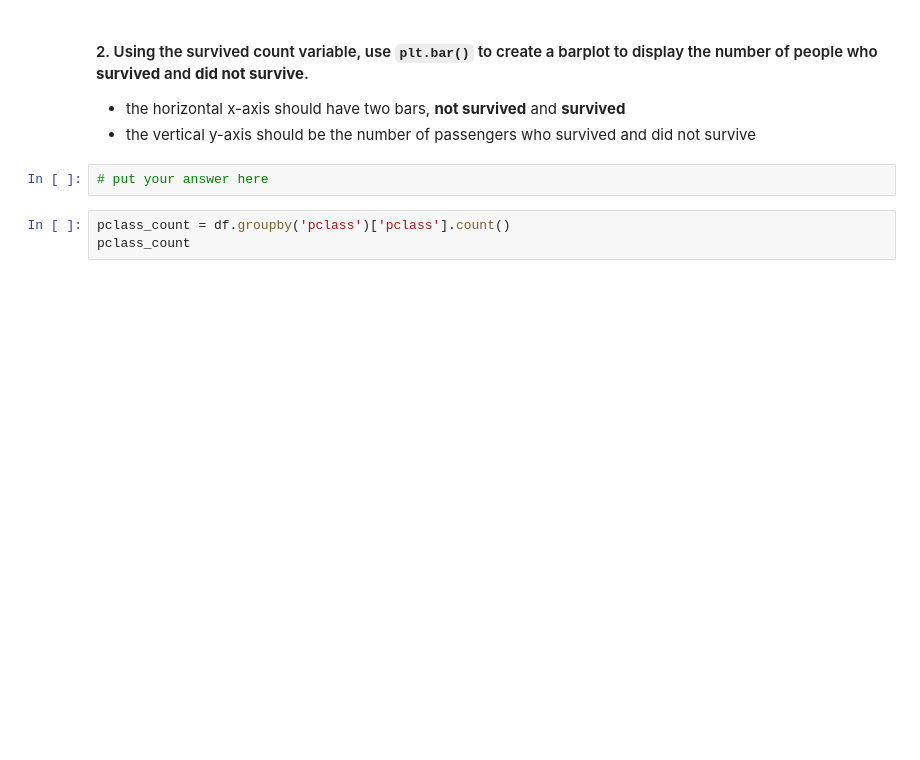
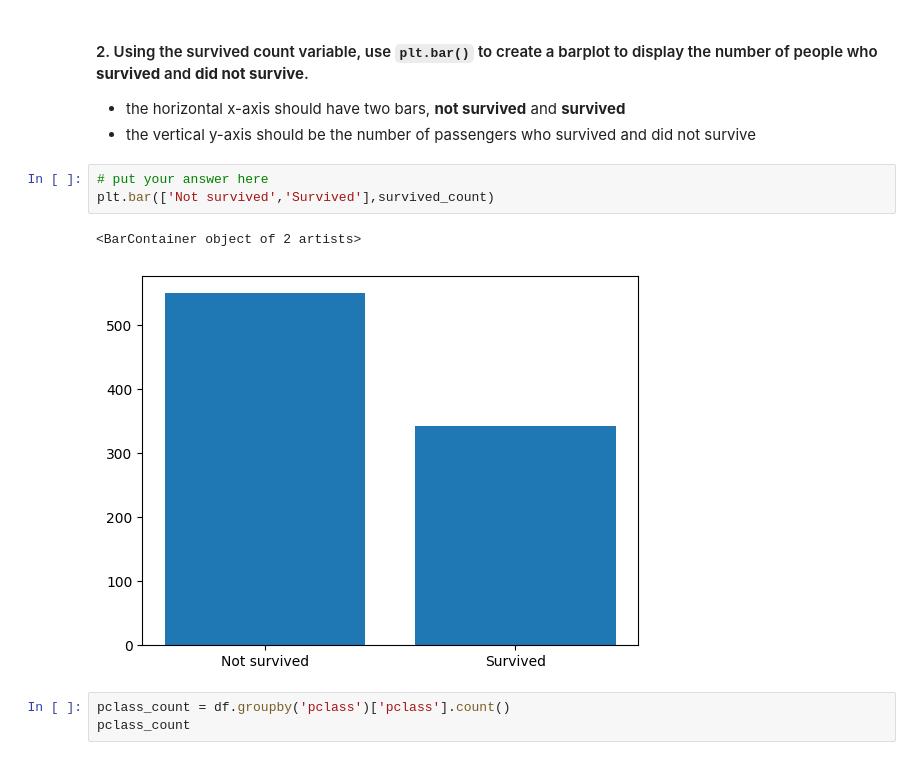
Before and after one commit to RyRyRyRy321/CCTDATS1L_ASSIGNMENT, a Jupyter notebook: exercise_4.ipynb, the cells around one changed output. Saved outputs shown, nothing was run; the diff lists cells and outputs as text; blank space fills up the shorter version.

```diff
--- a/exercise_4.ipynb
+++ b/exercise_4.ipynb
@@ -109,6 +111,10 @@ Name: survived, dtype: int64
 - the vertical y-axis should be the number of passengers who survived and did not survive
 # %%
 # put your answer here
+plt.bar(['Not survived','Survived'],survived_count)
+# %% [output]
+<BarContainer object of 2 artists>
+[figure, added]
 # %%
 pclass_count = df.groupby('pclass')['pclass'].count()
 pclass_count
```
Also changed, not shown: parts of 6 cells of this notebook.
